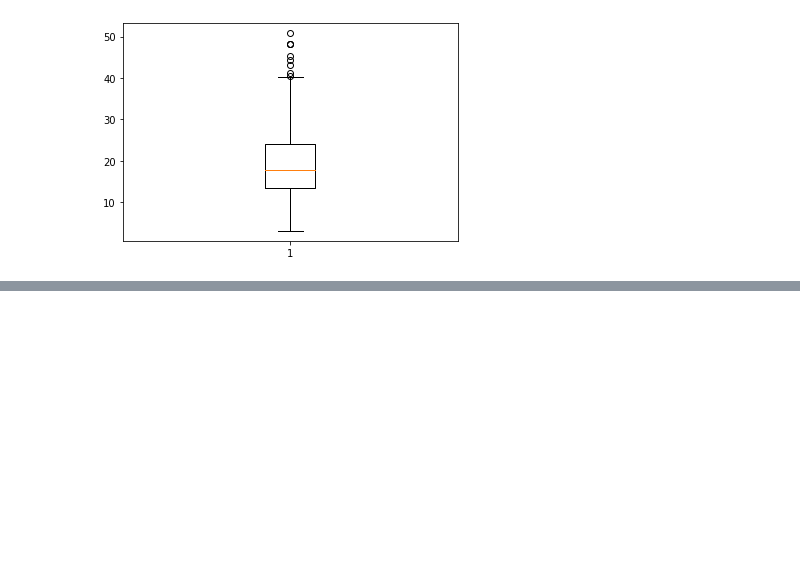
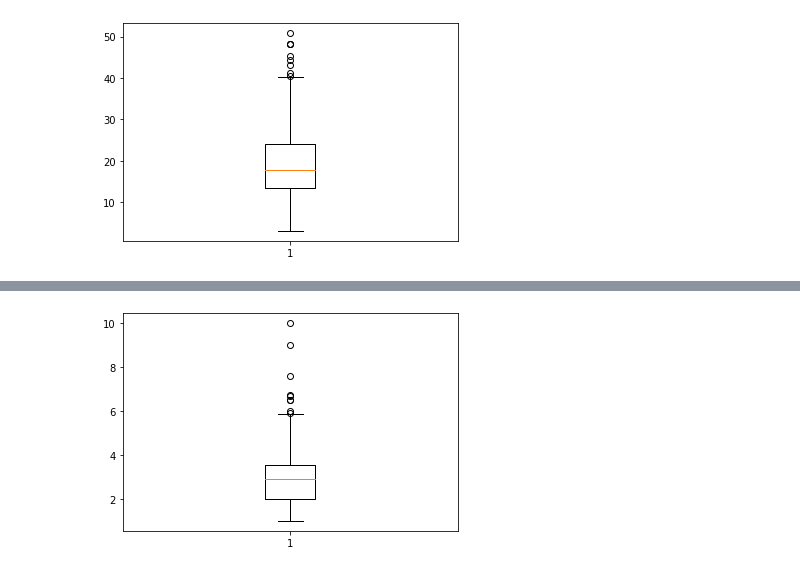
Before and after one commit to JakeOh/202103_itw_pyda_wkd, a Jupyter notebook: da09_visualization.ipynb, the cells around one changed output, grey strips where cells are left out. Cells and saved outputs as stored; diff of their text form; code cells hidden in the pictures; blank space fills up the shorter version.

```diff
--- a/da09_visualization.ipynb
+++ b/da09_visualization.ipynb
@@ -131,0 +157,5 @@ plt.show()
+# %%
+plt.boxplot(x=tips['tip'])
+plt.show()
+# %% [output]
+[figure, added]
```
Also changed, not shown: parts of 48 cells of this notebook.
